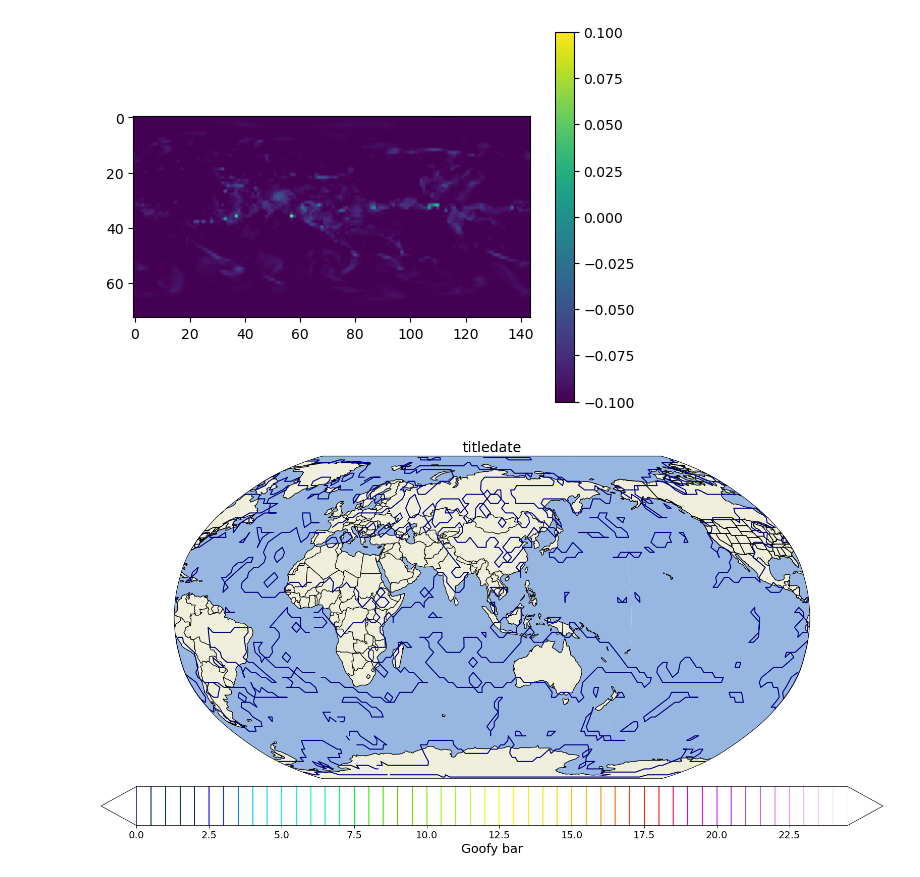
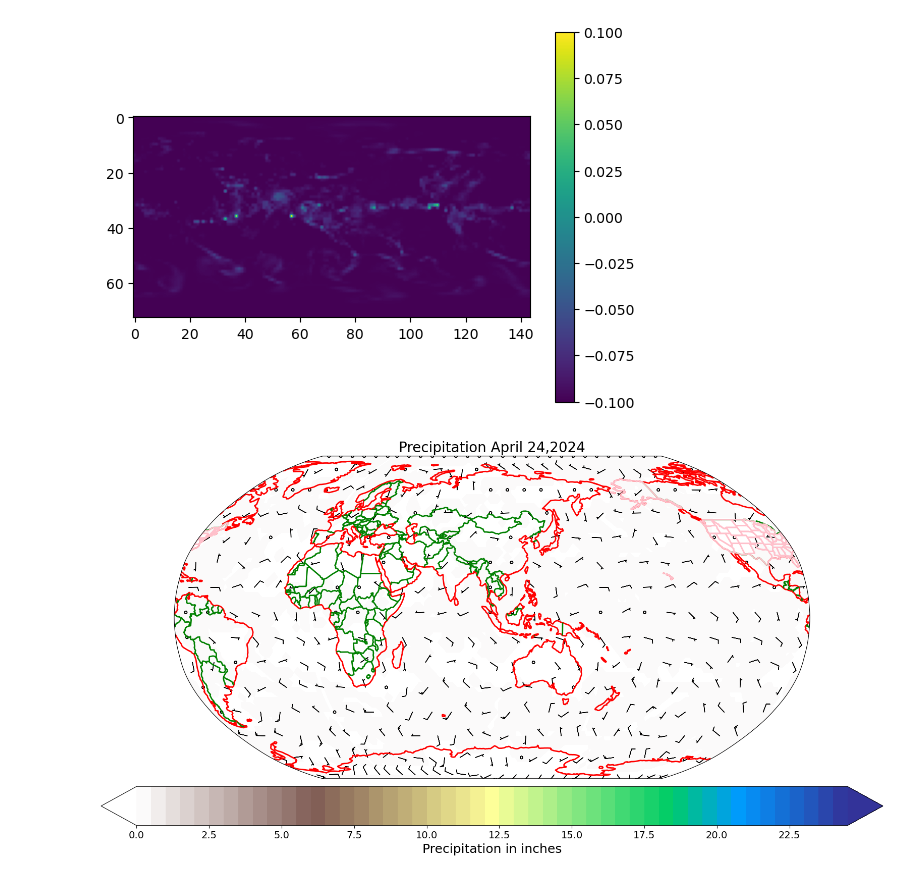
Before and after one commit to DevynKimball/ATSC_270, a Jupyter notebook: assignment_6/assignment_6.ipynb, the cells around one changed output. Drawn from its saved outputs; the diff is of its cells as text; code cells hidden in the pictures.

```diff
--- a/assignment_6/assignment_6.ipynb
+++ b/assignment_6/assignment_6.ipynb
@@ -60,25 +60,28 @@ plt.colorbar()
 # %%
 proj=ccrs.Robinson(central_longitude=101)
 
 fig = plt.figure(figsize=(20,10),dpi=100)
 ax = plt.axes(projection = proj)
 
 clevs = np.arange(960,1100,4)
 cs = plt.contour(lon,lat,msl[0],clevs,colord='k',transform = ccrs.PlateCarree())
 ax.clabel(cs,inline=True)
-cs = plt.contour(lon,lat,tp[1],cmap = 'gist_ncar',transform = ccrs.PlateCarree(),levels=np.arange(0,25,0.5),extend='both')
+cs = plt.contourf(lon,lat,tp[1],cmap = 'terrain_r',transform = ccrs.PlateCarree(),levels=np.arange(0,25,0.5),extend='both')
+#nan_ind = where(tp<2)
+#print(nan_ind)
+#tp(nan_ind) = np.nan
+#axl = plt.pcolormesh(lon,lat,tp[1],transform = proj,
 
 cb=plt.colorbar(orientation='horizontal',pad=0.02)
-cb.set_label('Goofy bar',fontsize=18)
+cb.set_label('Precipitation in inches',fontsize=18)
 cb.ax.tick_params(labelsize=14)
-#plt.barbs(lon[::5],lat[::5],p10u[0,::5],p10v[0,::5],transform = ccrs.PlateCarree(),length=5)
+plt.barbs(lon[::5],lat[::5],p10u[0,::5,::5],p10v[0,::5,::5],transform = ccrs.PlateCarree(),length=5)
 
-ax.add_feature(cfeature.COASTLINE)
-ax.add_feature(cfeature.BORDERS)
-ax.add_feature(cfeature.OCEAN)
-ax.add_feature(cfeature.LAND)
-ax.add_feature(cfeature.STATES)
+ax.coastlines(linewidth=2,color='red')
+ax.add_feature(cfeature.BORDERS,edgecolor='green',linewidth=2)
+ax.add_feature(cfeature.STATES,edgecolor='pink',linewidth=2)
+
 #save plt.
-t = plt.title('title''date', fontsize=20)
+t = plt.title('Precipitation April 24,2024', fontsize=20)
 # %% [output]
-[figure, old version]
+[figure, new version]
```
Also changed, not shown: 1 other file.
